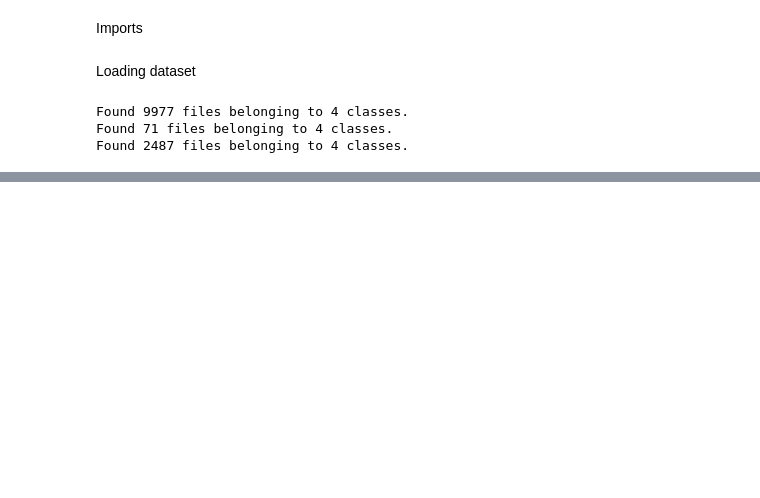
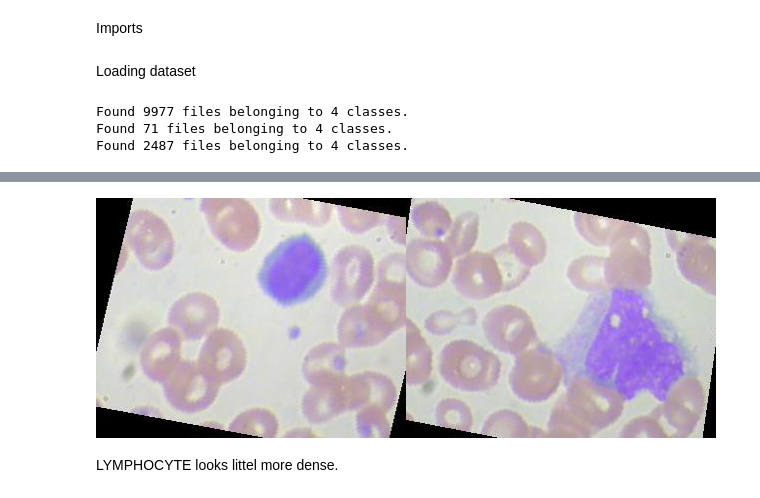
Before and after one commit to BlackCurrantDS/Data-Mining, a Jupyter notebook: Blood_Cell_Detection.ipynb, the cells around one changed output, grey strips where cells are left out. Cells and saved outputs as stored; diff of their text form; code cells hidden in the pictures; blank space fills up the shorter version.

```diff
--- a/Blood_Cell_Detection.ipynb
+++ b/Blood_Cell_Detection.ipynb
@@ -43,0 +78,12 @@ Found 2487 files belonging to 4 classes.
+# %%
+image1 = get_image_lymp.resize((310, 240))
+image1_size = image1.size
+image2_size = get_image_mono.size
+new_image = Image.new('RGB',(2*image1_size[0], image1_size[1]), (250,250,250))
+new_image.paste(image1,(0,0))
+new_image.paste(get_image_mono,(image1_size[0],0))
+new_image
+# %% [output]
+[figure, added]
+# %% [markdown]
+LYMPHOCYTE looks littel more dense.
```
Also changed, not shown: parts of 5 cells of this notebook.
